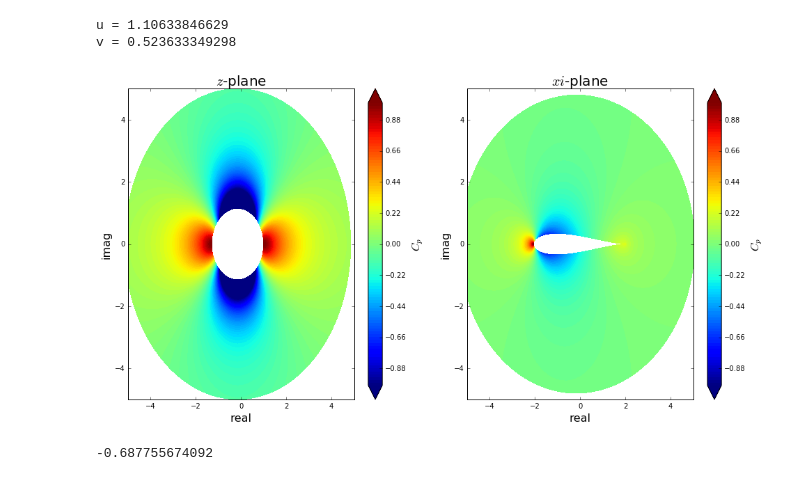
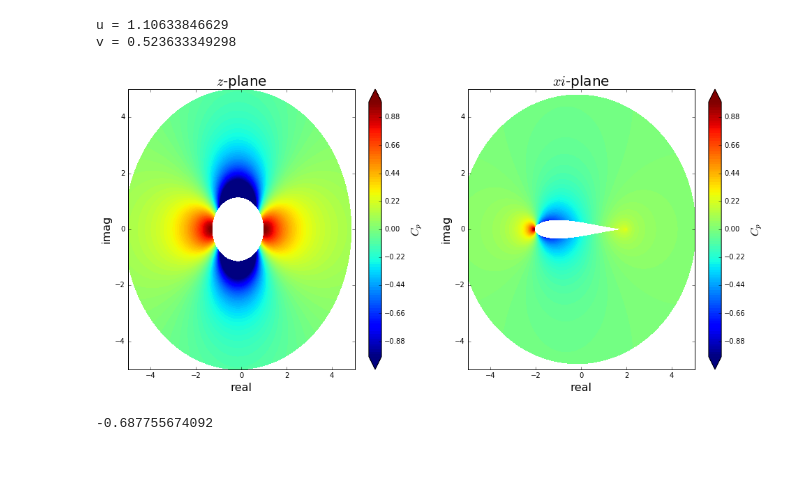
Before and after one commit to lpgleaves/mae6226-workspace, a Jupyter notebook: 06_Assignment_working.ipynb, the cells around one changed output. Drawn from its saved outputs; the diff is of its cells as text; code cells hidden in the pictures.

```diff
--- a/06_Assignment_working.ipynb
+++ b/06_Assignment_working.ipynb
@@ -234,35 +234,35 @@ v = 0.523633349298
 # z plane
 cp = 1.0 - (u**2+v**2)/uinf**2
 
 # plot the pressure coefficient field
 size = 8
-pyplot.figure(figsize=(2*size, size))
+pyplot.figure(figsize=(2*size, 0.9*size))
 pyplot.subplot(121)
 pyplot.xlabel('real', fontsize=16)
 pyplot.ylabel('imag', fontsize=16)
 pyplot.title('$z$-plane', fontsize=20)
 pyplot.xlim(-5,5)
 pyplot.ylim(-5,5)
 contf = pyplot.contourf(zcirc.real, zcirc.imag, cp, levels=numpy.linspace(-1.0, 1.0, 100), extend='both')
 cbar = pyplot.colorbar(contf)
 cbar.set_label('$C_p$', fontsize=16)
 cbar.set_ticks([-0.88, -0.66, -0.44, -0.22, 0.00, 0.22, 0.44, 0.66, 0.88])
 
 # xi plane
 cp2 = 1.0 - (u2**2+v2**2)/uinf**2
 
 pyplot.subplot(122)
 pyplot.xlabel('real', fontsize=16)
 pyplot.ylabel('imag', fontsize=16)
 pyplot.title('$xi$-plane', fontsize=20)
 pyplot.xlim(-5,5)
 pyplot.ylim(-5,5)
 contf = pyplot.contourf(xi.real, xi.imag, cp2, levels=numpy.linspace(-1.0, 1.0, 100), extend='both')
 cbar = pyplot.colorbar(contf)
 cbar.set_label('$C_p$', fontsize=16)
 cbar.set_ticks([-0.88, -0.66, -0.44, -0.22, 0.00, 0.22, 0.44, 0.66, 0.88])
 # %% [output]
-[figure, old version]
+[figure, new version]
 # %%
 # 3. minimum value of Cp on airfoil surface
 
```
Also changed, not shown: parts of 4 cells of this notebook.
